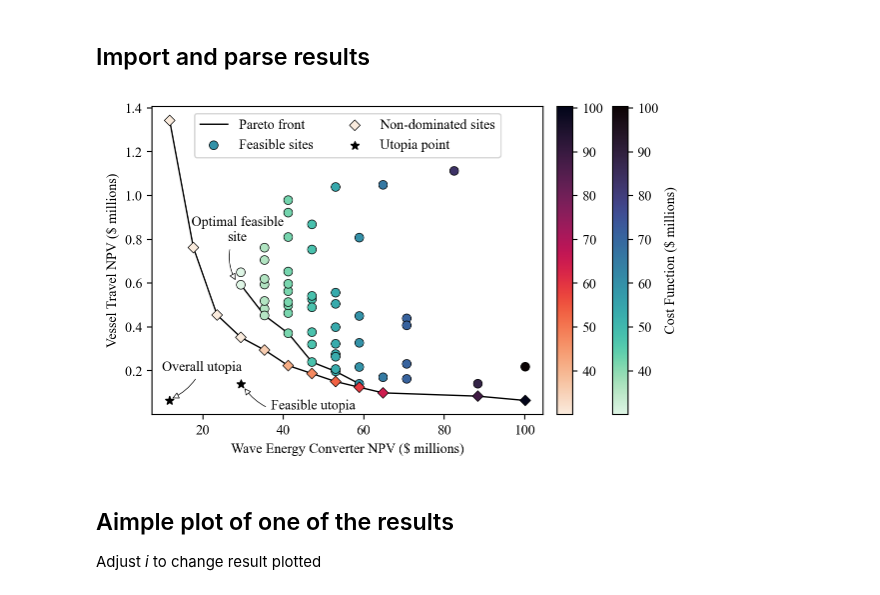
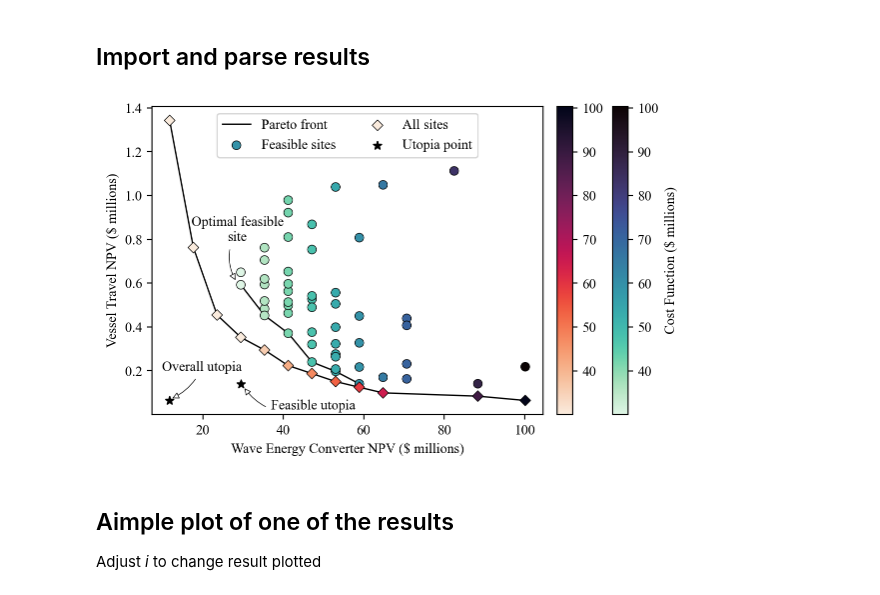
Before and after one commit to symbiotic-engineering/Aquaculture, a Jupyter notebook: scripts/pareto.ipynb, the cells around one changed output. Cells and saved outputs as stored; diff of their text form; code cells hidden in the pictures.

Commit message:
update pareto plot

```diff
--- a/scripts/pareto.ipynb
+++ b/scripts/pareto.ipynb
@@ -77,7 +77,7 @@ ax.scatter(pareto[2]["wec_cost_NPV [$]"],
            pareto[2]["vessel_travel_cost_NPV [$]"],
                  c=pareto[2]["obj_func"],
                  edgecolors='black', linewidth=0.5, marker="D", s=30,
-                 cmap=rocket, norm=norm, label='Non-dominated sites', zorder=2)
+                 cmap=rocket, norm=norm, label='All sites', zorder=2)
 
 
 # utopia feasible sites
@@ -85,34 +85,34 @@ ax.scatter(utopia[4][0], utopia[4][1], marker='*',
            edgecolors='black', linewidth=1, facecolor='black', zorder=1)
 ax.annotate("Feasible utopia", xy=(utopia[4][0]+0.5, utopia[4][1]-0.01), xycoords='data',
             xytext=(utopia[4][0]+18, utopia[4][1]-0.1), textcoords='data',
             size=10, va="center", ha="center",
             arrowprops=dict(arrowstyle="-|>", connectionstyle="arc3, rad=-0.4", fc="w", linewidth=0.5))
 
 # utopia for non-dominated sites
 ax.scatter(utopia[2][0], utopia[2][1], marker='*',
            edgecolors='black', linewidth=1, facecolor='black', label='Utopia point', zorder=1)
 ax.annotate("Overall utopia", xy=(utopia[2][0]+0.04, utopia[2][1]+0.005), xycoords='data',
             xytext=(utopia[2][0]+8, utopia[2][1]+0.15), textcoords='data',
             size=10, va="center", ha="center",
             arrowprops=dict(arrowstyle="-|>", connectionstyle="arc3, rad=-0.2", fc="w", linewidth=0.5))
 
 ax.annotate("Optimal feasible\nsite", xy=(optimal["wec_cost_NPV [$]"]-1, optimal["vessel_travel_cost_NPV [$]"]+0.01), xycoords='data',
             xytext=(optimal["wec_cost_NPV [$]"]-0.85, optimal["vessel_travel_cost_NPV [$]"]+0.25), textcoords='data',
             size=10, va="center", ha="center",
             arrowprops=dict(arrowstyle="-|>", connectionstyle="arc3, rad=0.3", fc="w", linewidth=0.5))
 
 ax.set_xlabel("Wave Energy Converter NPV ($ millions)")
 ax.set_ylabel("Vessel Travel NPV ($ millions)")
 #ax.set_title("Cost Function Results")
 ax.legend(loc='upper center', ncol=2)
 
 cbar1 = fig.colorbar(mpl.cm.ScalarMappable(norm=norm, cmap=mako), ax=ax, pad=-0.03, label="Cost Function ($ millions)")
 cbar2 = fig.colorbar(mpl.cm.ScalarMappable(norm=norm, cmap=rocket), ax=ax, pad=0.03)
 
 plt.savefig("pareto-all.pdf", dpi=300)
 plt.show()
 # %% [output]
-[figure, old version]
+[figure, new version]
 # %% [markdown]
 ## Aimple plot of one of the results
 Adjust *i* to change result plotted
```
Also changed, not shown: 2 other files.
